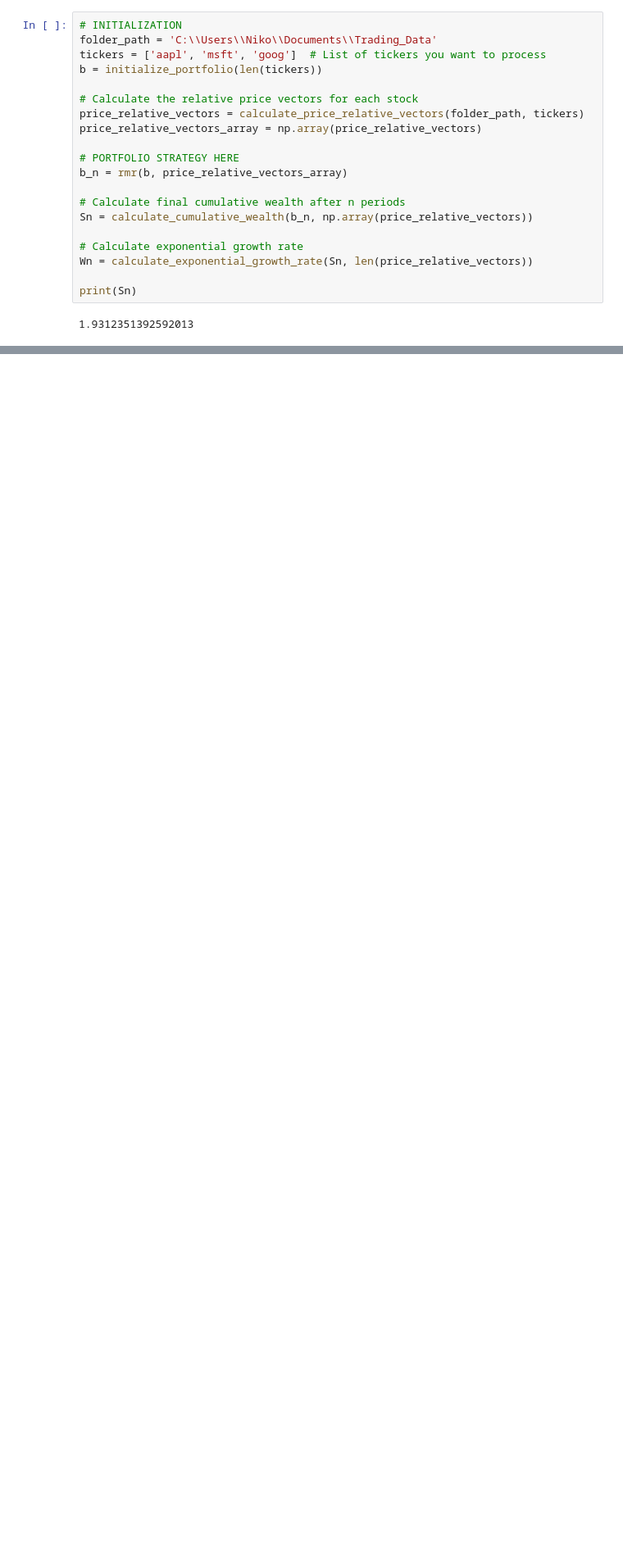
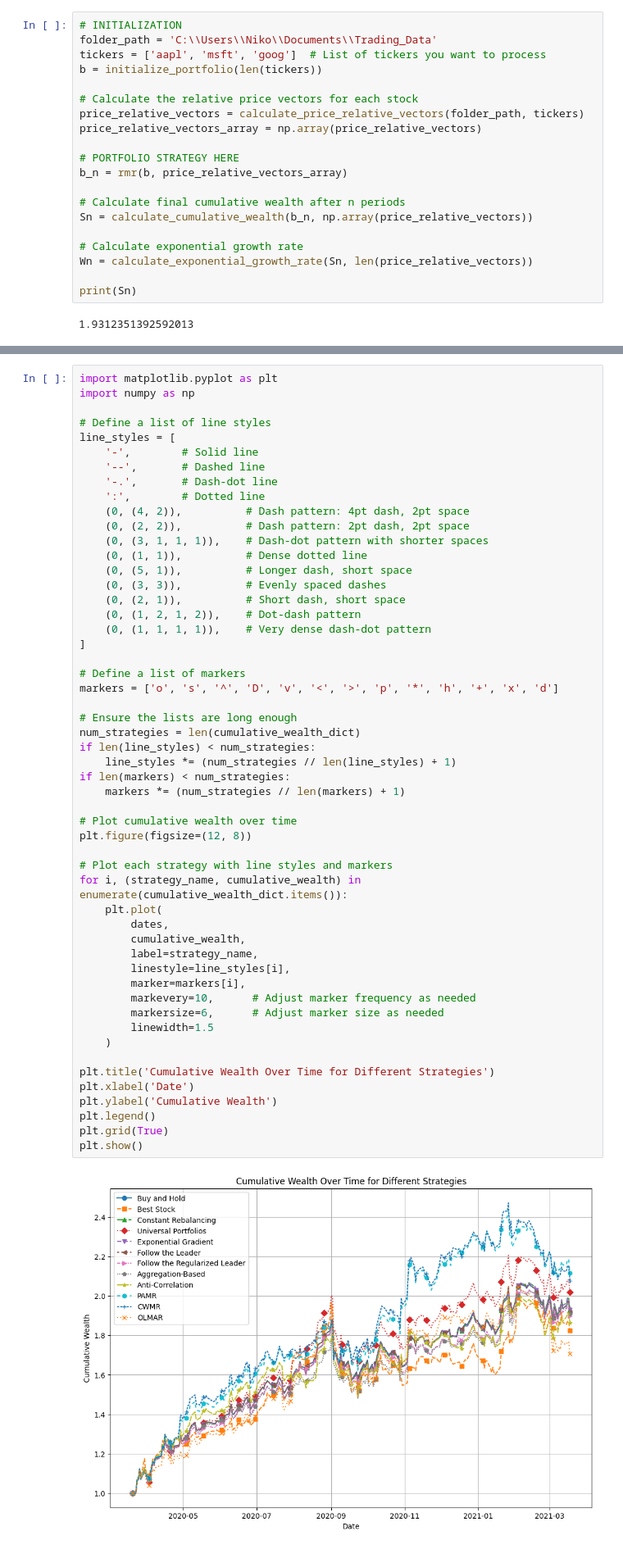
Before and after one commit to nglahani/Online-Quantitative-Trading-Strategies, a Jupyter notebook: Scripts/Main.ipynb, the cells around one changed output, grey strips where cells are left out. Shown at 82% size. Cells and saved outputs as stored; diff of their text form; blank space fills up the shorter version.

```diff
--- a/Scripts/Main.ipynb
+++ b/Scripts/Main.ipynb
@@ -717,0 +713,55 @@ Running strategy: RMR
+# %%
+import matplotlib.pyplot as plt
+import numpy as np
+
+# Define a list of line styles
+line_styles = [
+    '-',        # Solid line
+    '--',       # Dashed line
+    '-.',       # Dash-dot line
+    ':',        # Dotted line
+    (0, (4, 2)),          # Dash pattern: 4pt dash, 2pt space
+    (0, (2, 2)),          # Dash pattern: 2pt dash, 2pt space
+    (0, (3, 1, 1, 1)),    # Dash-dot pattern with shorter spaces
+    (0, (1, 1)),          # Dense dotted line
+    (0, (5, 1)),          # Longer dash, short space
+    (0, (3, 3)),          # Evenly spaced dashes
+    (0, (2, 1)),          # Short dash, short space
+    (0, (1, 2, 1, 2)),    # Dot-dash pattern
+    (0, (1, 1, 1, 1)),    # Very dense dash-dot pattern
+]
+
+# Define a list of markers
+markers = ['o', 's', '^', 'D', 'v', '<', '>', 'p', '*', 'h', '+', 'x', 'd']
+
+# Ensure the lists are long enough
+num_strategies = len(cumulative_wealth_dict)
+if len(line_styles) < num_strategies:
+    line_styles *= (num_strategies // len(line_styles) + 1)
+if len(markers) < num_strategies:
+    markers *= (num_strategies // len(markers) + 1)
+
+# Plot cumulative wealth over time
+plt.figure(figsize=(12, 8))
+
+# Plot each strategy with line styles and markers
+for i, (strategy_name, cumulative_wealth) in enumerate(cumulative_wealth_dict.items()):
+    plt.plot(
+        dates,
+        cumulative_wealth,
+        label=strategy_name,
+        linestyle=line_styles[i],
+        marker=markers[i],
+        markevery=10,      # Adjust marker frequency as needed
+        markersize=6,      # Adjust marker size as needed
+        linewidth=1.5
+    )
+
+plt.title('Cumulative Wealth Over Time for Different Strategies')
+plt.xlabel('Date')
+plt.ylabel('Cumulative Wealth')
+plt.legend()
+plt.grid(True)
+plt.show()
+# %% [output]
+[figure, added]
```
Also changed, not shown: parts of 2 cells of this notebook.
